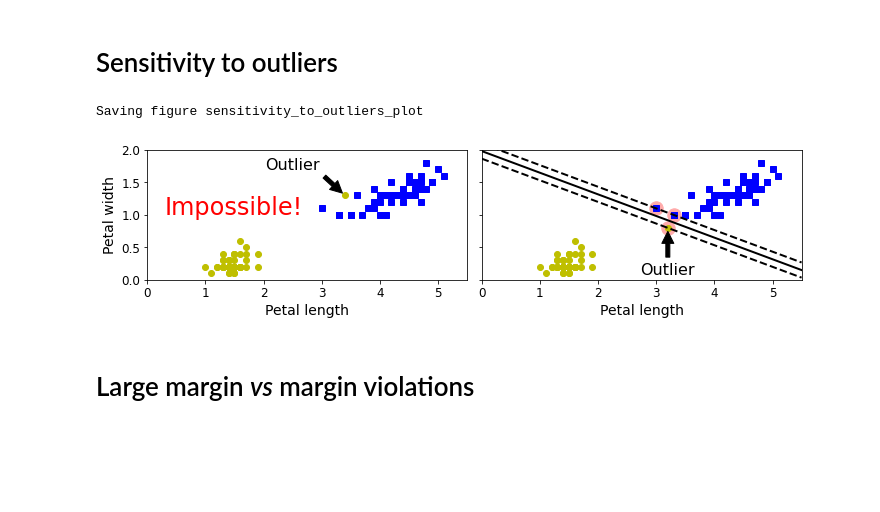
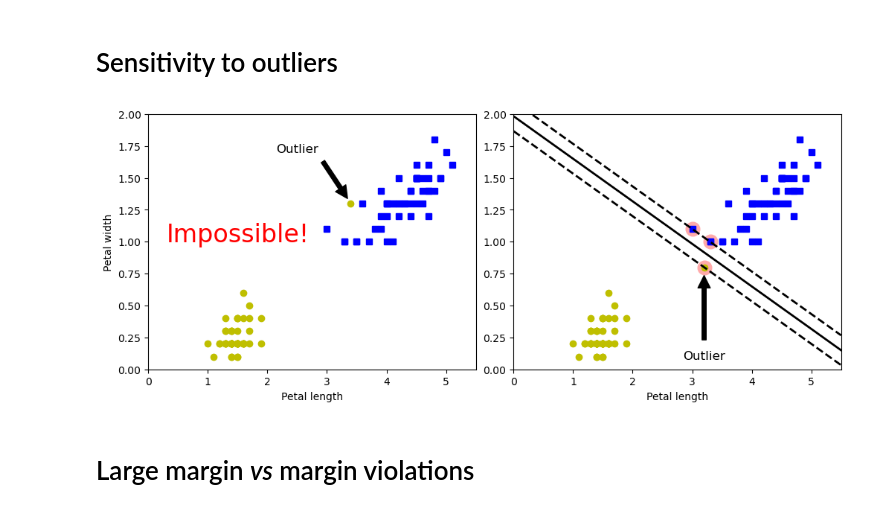
Before and after one commit to jy12060026ai/excss-stats, a Jupyter notebook: handson/05-support-vector-machines.ipynb, the cells around one changed output. Cells and saved outputs as stored; diff of their text form; code cells hidden in the pictures; blank space fills up the shorter version.

```diff
--- a/handson/05-support-vector-machines.ipynb
+++ b/handson/05-support-vector-machines.ipynb
@@ -120,51 +120,45 @@ axes[1].set(xlabel="$x'_0$",
 # %%
 X_outliers = np.array([[3.4, 1.3], [3.2, 0.8]])
 y_outliers = np.array([0, 0])
 Xo1 = np.concatenate([X, X_outliers[:1]], axis=0)
 yo1 = np.concatenate([y, y_outliers[:1]], axis=0)
 Xo2 = np.concatenate([X, X_outliers[1:]], axis=0)
 yo2 = np.concatenate([y, y_outliers[1:]], axis=0)
 
 svm_clf2 = SVC(kernel="linear", C=10**9)
 svm_clf2.fit(Xo2, yo2)
 
-fig, axes = plt.subplots(ncols=2, figsize=(10, 2.7), sharey=True)
+_, axes = plt.subplots(1, 2, figsize=(10, 4), dpi=100, constrained_layout=True)
 
-plt.sca(axes[0])
-ax.plot(Xo1[:, 0][yo1 == 1], Xo1[:, 1][yo1 == 1], "bs")
-ax.plot(Xo1[:, 0][yo1 == 0], Xo1[:, 1][yo1 == 0], "yo")
-ax.text(0.3, 1.0, "Impossible!", fontsize=24, color="red")
-ax.set(xlabel="Petal length", fontsize='medium')
-ax.set(ylabel="Petal width", fontsize='medium')
-plt.annotate(
+axes[0].plot(Xo1[:, 0][yo1 == 1], Xo1[:, 1][yo1 == 1], "bs")
+axes[0].plot(Xo1[:, 0][yo1 == 0], Xo1[:, 1][yo1 == 0], "yo")
+axes[0].text(0.3, 1.0, "Impossible!", fontsize=24, color="red")
+axes[0].annotate(
     "Outlier",
     xy=(X_outliers[0][0], X_outliers[0][1]),
     xytext=(2.5, 1.7),
     ha="center",
     arrowprops=dict(facecolor='black', shrink=0.1),
     fontsize='large',
 )
-ax.set(xlim=[0, 5.5, 0, 2])
+axes[0].set(xlabel="Petal length", ylabel="Petal width", xlim=[0, 5.5], ylim=[0, 2])
 
-plt.sca(axes[1])
-ax.plot(Xo2[:, 0][yo2 == 1], Xo2[:, 1][yo2 == 1], "bs")
-ax.plot(Xo2[:, 0][yo2 == 0], Xo2[:, 1][yo2 == 0], "yo")
-plot_svc_decision_boundary(svm_clf2, 0, 5.5)
-ax.set(xlabel="Petal length", fontsize='medium')
-plt.annotate(
+axes[1].plot(Xo2[:, 0][yo2 == 1], Xo2[:, 1][yo2 == 1], "bs")
+axes[1].plot(Xo2[:, 0][yo2 == 0], Xo2[:, 1][yo2 == 0], "yo")
+plot_svc_decision_boundary(svm_clf2, 0, 5.5, axes[1])
+axes[1].annotate(
     "Outlier",
     xy=(X_outliers[1][0], X_outliers[1][1]),
     xytext=(3.2, 0.08),
     ha="center",
     arrowprops=dict(facecolor='black', shrink=0.1),
     fontsize='large',
 )
-ax.set(xlim=[0, 5.5, 0, 2])
+axes[1].set(xlabel="Petal length", xlim=[0, 5.5], ylim=[0, 2])
 
 plt.show()
 # %% [output]
-Saving figure sensitivity_to_outliers_plot
-[figure, old version]
+[figure, new version]
 # %% [markdown]
 # Large margin *vs* margin violations
 # %% [markdown]
```
Also changed, not shown: parts of 4 cells of this notebook, 1 other file.
